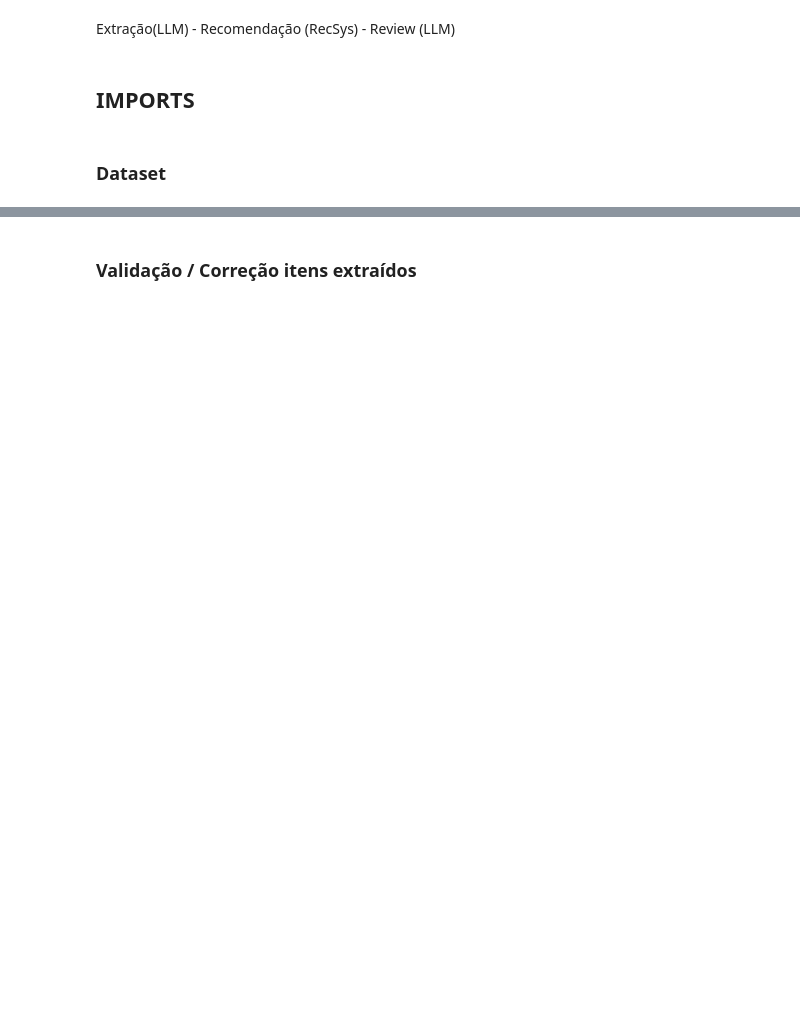
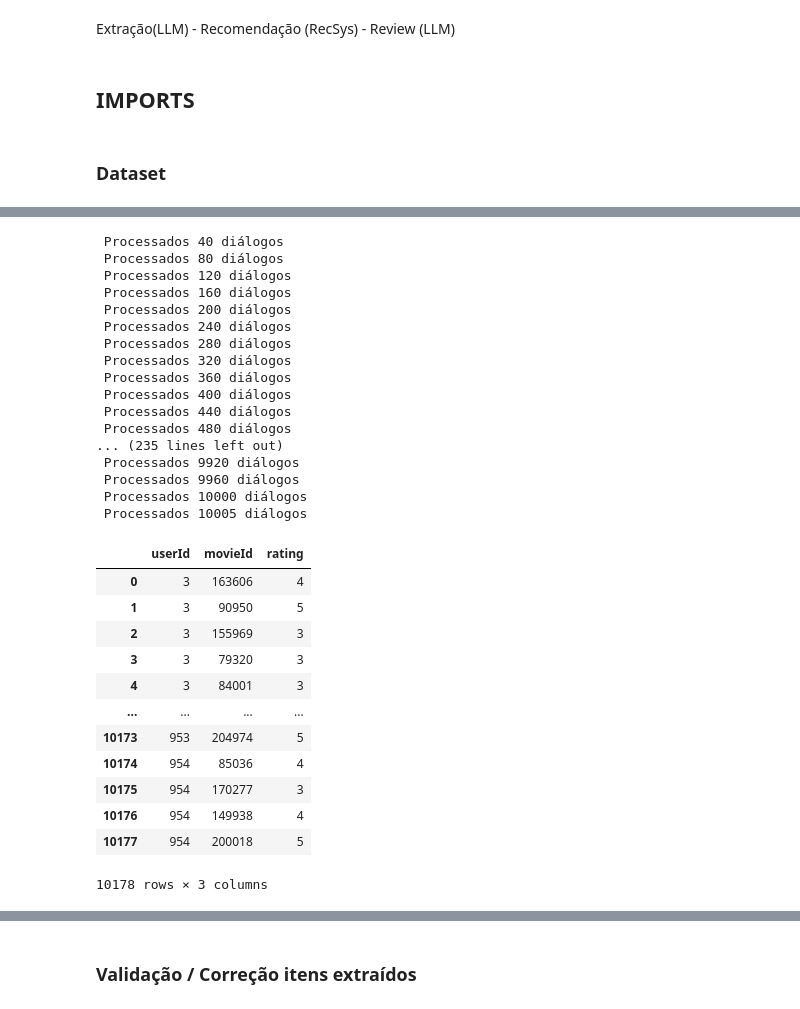
Before and after one commit to MarcosABP/CRS-LLM, a Jupyter notebook: rec.ipynb, the cells around one changed output, grey strips where cells are left out. Saved outputs shown, nothing was run; the diff lists cells and outputs as text; code cells hidden in the pictures; blank space fills up the shorter version.

```diff
--- a/rec.ipynb
+++ b/rec.ipynb
@@ -122,7 +143,11 @@ Therefore:  0.2604839052572928 % of the matrix is filled.
 # %%
 from openai import OpenAI
+import asyncio
+from openai import AsyncOpenAI
+
 
 client = OpenAI(api_key="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")
+client_async = AsyncOpenAI(api_key="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")
 
 response = client.chat.completions.create(
     model="gpt-3.5-turbo",
@@ -277,0 +424,34 @@ Sistema: Até logo!
+# %%
+user_item_train = await process_dataset(train_data, batch_size=40)
+user_item_train
+# %% [output]
+ Processados 40 diálogos
+ Processados 80 diálogos
+ Processados 120 diálogos
+ Processados 160 diálogos
+ Processados 200 diálogos
+ Processados 240 diálogos
+ Processados 280 diálogos
+ Processados 320 diálogos
+ Processados 360 diálogos
+ Processados 400 diálogos
+ Processados 440 diálogos
+ Processados 480 diálogos
+... (235 lines left out)
+ Processados 9920 diálogos
+ Processados 9960 diálogos
+ Processados 10000 diálogos
+ Processados 10005 diálogos
+|  | userId | movieId | rating |
+| 0 | 3 | 163606 | 4 |
+| 1 | 3 | 90950 | 5 |
+| 2 | 3 | 155969 | 3 |
+| 3 | 3 | 79320 | 3 |
+| 4 | 3 | 84001 | 3 |
+| ... | ... | ... | ... |
+| 10173 | 953 | 204974 | 5 |
+| 10174 | 954 | 85036 | 4 |
+| 10175 | 954 | 170277 | 3 |
+| 10176 | 954 | 149938 | 4 |
+| 10177 | 954 | 200018 | 5 |
+10178 rows × 3 columns
```
Also changed, not shown: parts of 39 cells of this notebook, 2 other files.
